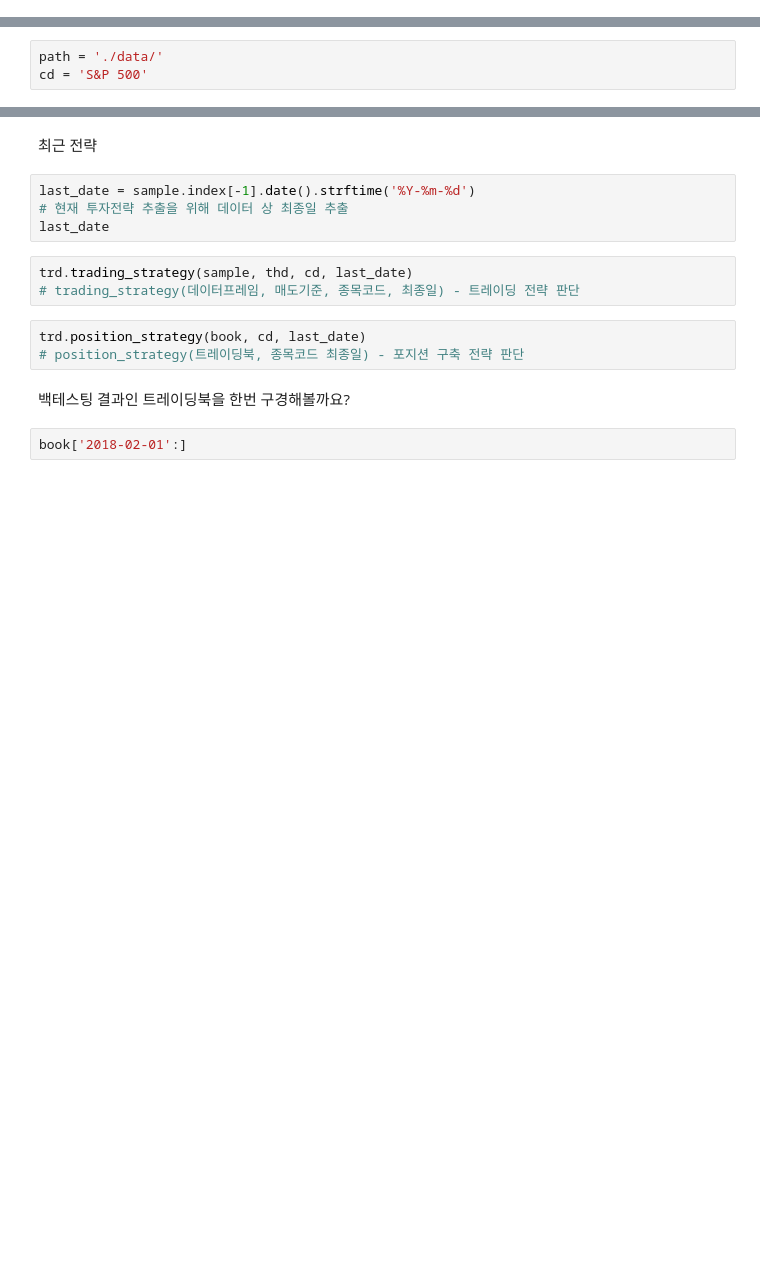
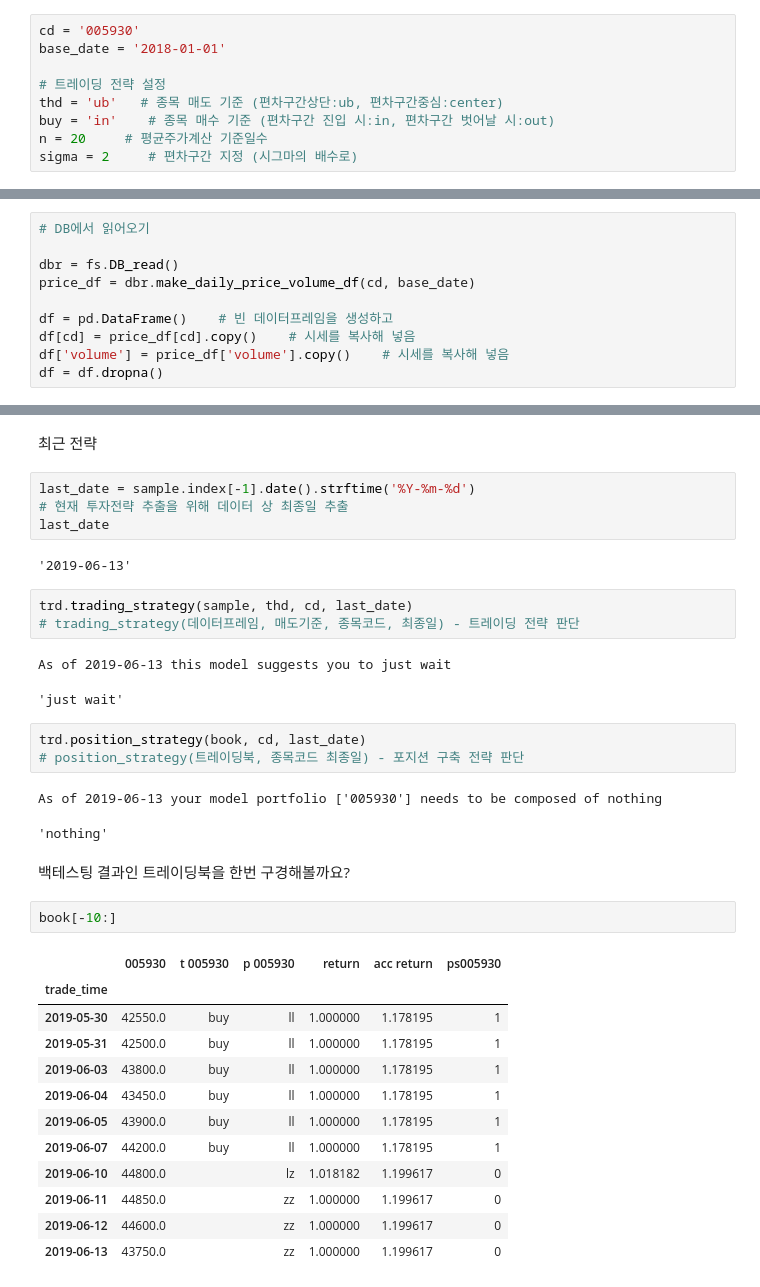
Before and after one commit to KUAI-Stock-Trading/lecture, a Jupyter notebook: w2/w2-15 fs Bollinger bands.ipynb, the cells around one changed output, grey strips where cells are left out. Drawn from its saved outputs; the diff is of its cells as text; blank space fills up the shorter version.

```diff
--- a/w2/w2-15 fs Bollinger bands.ipynb
+++ b/w2/w2-15 fs Bollinger bands.ipynb
@@ -1,6 +1,12 @@
+# %%
+cd = '005930'
+base_date = '2018-01-01'
+
+# 트레이딩 전략 설정
+thd = 'ub'   # 종목 매도 기준 (편차구간상단:ub, 편차구간중심:center)
+buy = 'in'    # 종목 매수 기준 (편차구간 진입 시:in, 편차구간 벗어날 시:out)
+n = 20     # 평균주가계산 기준일수
+sigma = 2     # 편차구간 지정 (시그마의 배수로)
 # %%
 import pandas as pd
 import finterstellar as fs
-# %%
-path = './data/'
-cd = 'S&P 500'
@@ -18,0 +13,10 @@ df.head()
+# %%
+# DB에서 읽어오기
+
+dbr = fs.DB_read()
+price_df = dbr.make_daily_price_volume_df(cd, base_date)
+
+df = pd.DataFrame()    # 빈 데이터프레임을 생성하고
+df[cd] = price_df[cd].copy()    # 시세를 복사해 넣음
+df['volume'] = price_df['volume'].copy()    # 시세를 복사해 넣음
+df = df.dropna()
@@ -86,13 +156,34 @@ v.position_view(book, cd)
 last_date = sample.index[-1].date().strftime('%Y-%m-%d')
 # 현재 투자전략 추출을 위해 데이터 상 최종일 추출
 last_date
+# %% [output]
+'2019-06-13'
 # %%
 trd.trading_strategy(sample, thd, cd, last_date)
 # trading_strategy(데이터프레임, 매도기준, 종목코드, 최종일) - 트레이딩 전략 판단
+# %% [output]
+As of 2019-06-13 this model suggests you to just wait
+'just wait'
 # %%
 trd.position_strategy(book, cd, last_date)
 # position_strategy(트레이딩북, 종목코드 최종일) - 포지션 구축 전략 판단
+# %% [output]
+As of 2019-06-13 your model portfolio ['005930'] needs to be composed of nothing
+'nothing'
 # %% [markdown]
 백테스팅 결과인 트레이딩북을 한번 구경해볼까요?
-# %%
-book['2018-02-01':]
+# %%
+book[-10:]
+# %% [output]
+|  | 005930 | t 005930 | p 005930 | return | acc return | ps005930 |
+| trade_time |  |  |  |  |  |  |
+| 2019-05-30 | 42550.0 | buy | ll | 1.000000 | 1.178195 | 1 |
+| 2019-05-31 | 42500.0 | buy | ll | 1.000000 | 1.178195 | 1 |
+| 2019-06-03 | 43800.0 | buy | ll | 1.000000 | 1.178195 | 1 |
+| 2019-06-04 | 43450.0 | buy | ll | 1.000000 | 1.178195 | 1 |
+| 2019-06-05 | 43900.0 | buy | ll | 1.000000 | 1.178195 | 1 |
+| 2019-06-07 | 44200.0 | buy | ll | 1.000000 | 1.178195 | 1 |
+| 2019-06-10 | 44800.0 |  | lz | 1.018182 | 1.199617 | 0 |
+| 2019-06-11 | 44850.0 |  | zz | 1.000000 | 1.199617 | 0 |
+| 2019-06-12 | 44600.0 |  | zz | 1.000000 | 1.199617 | 0 |
+| 2019-06-13 | 43750.0 |  | zz | 1.000000 | 1.199617 | 0 |
```
Also changed, not shown: parts of 14 cells of this notebook, 6 other files.
